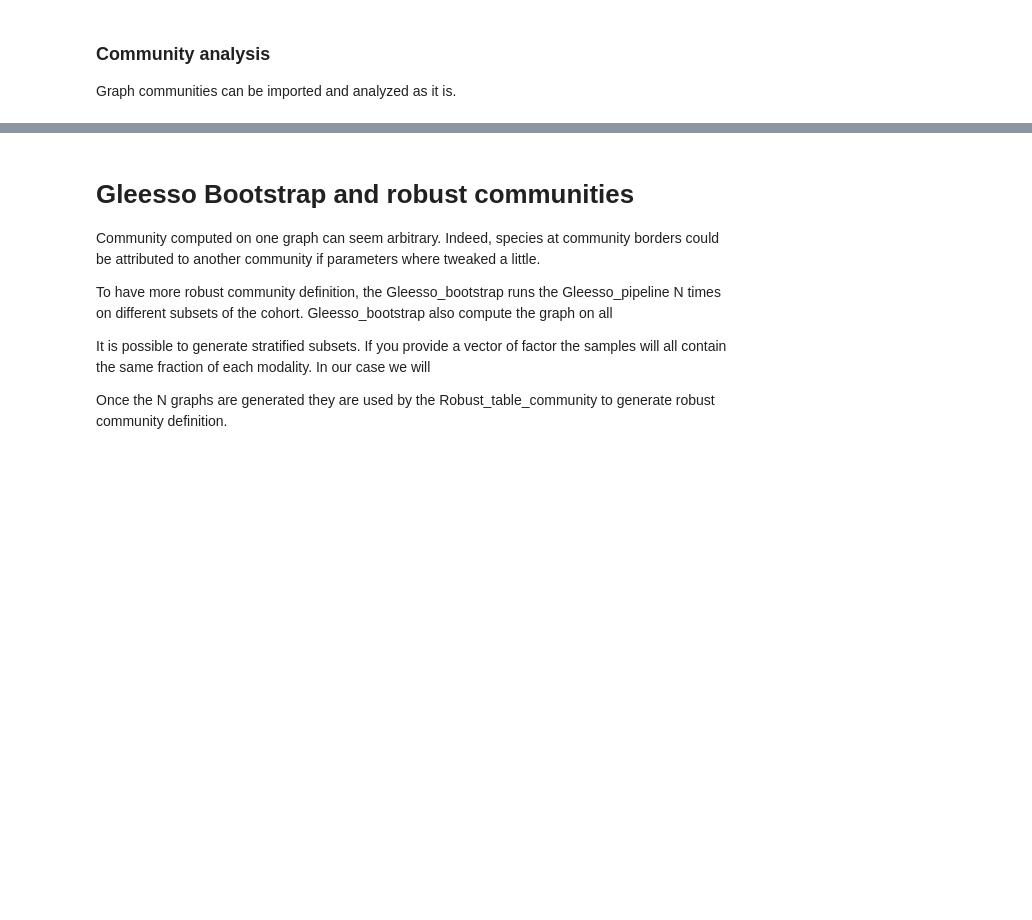
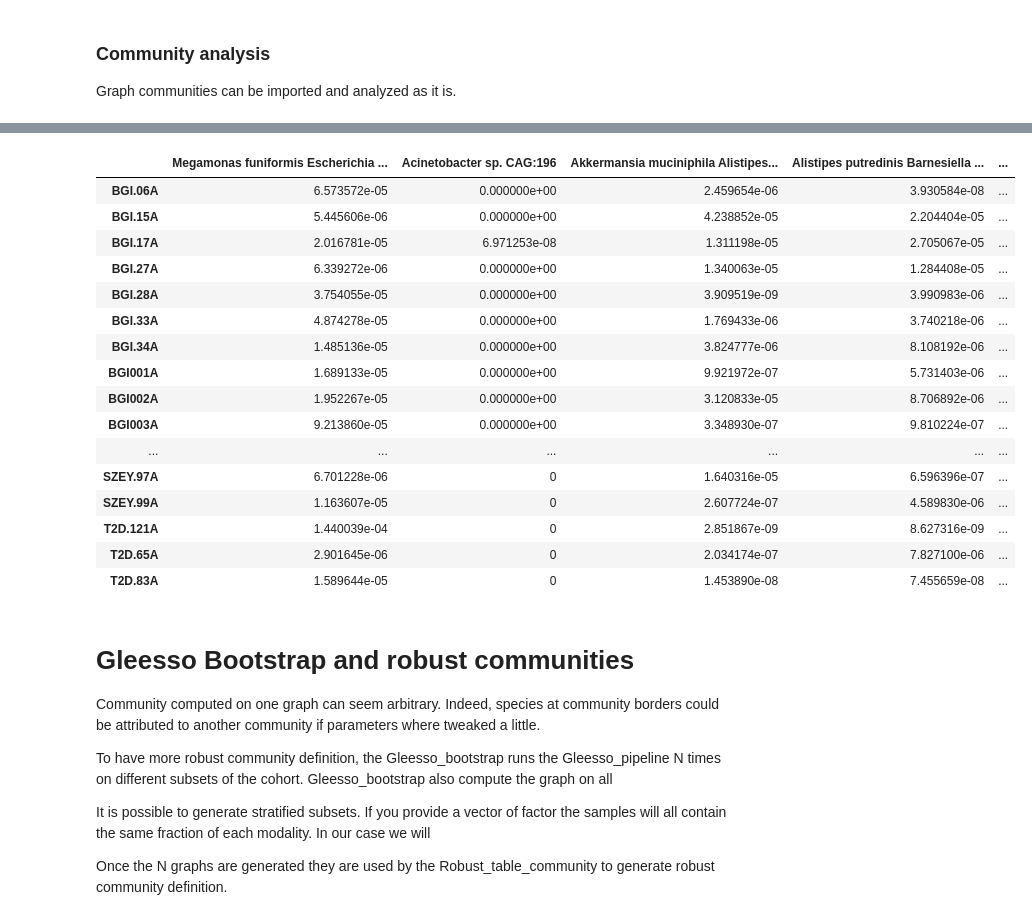
Before and after one commit to hjulienne/Gleesso_Pipeline, a Jupyter notebook: Gleesso_walkthrough/Gleesso_walkthrough.ipynb, the cells around one changed output, grey strips where cells are left out. Saved outputs shown, nothing was run; the diff lists cells and outputs as text; code cells hidden in the pictures; blank space fills up the shorter version.

```diff
--- a/Gleesso_walkthrough/Gleesso_walkthrough.ipynb
+++ b/Gleesso_walkthrough/Gleesso_walkthrough.ipynb
@@ -112,6 +114,26 @@ head(community_table)
 | BGI.15A | 5.4456064724069e-06 | 0 | 4.23885177612409e-05 | 2.20440411100356e-05 | ... |
 | BGI.17A | 2.0167810019046e-05 | 6.97125308206542e-08 | 1.31119760405398e-05 | 2.70506655482457e-05 | ... |
 | BGI.27A | 6.33927171599222e-06 | 0 | 1.34006251367422e-05 | 1.28440806459175e-05 | ... |
+# %%
+extract_community_abundance_table(community_table)
+# %% [output]
+|  | Megamonas funiformis Escherichia ... | Acinetobacter sp. CAG:196 | Akkermansia muciniphila Alistipes... | Alistipes putredinis Barnesiella ... | ... |
+| BGI.06A | 6.573572e-05 | 0.000000e+00 | 2.459654e-06 | 3.930584e-08 | ... |
+| BGI.15A | 5.445606e-06 | 0.000000e+00 | 4.238852e-05 | 2.204404e-05 | ... |
+| BGI.17A | 2.016781e-05 | 6.971253e-08 | 1.311198e-05 | 2.705067e-05 | ... |
+| BGI.27A | 6.339272e-06 | 0.000000e+00 | 1.340063e-05 | 1.284408e-05 | ... |
+| BGI.28A | 3.754055e-05 | 0.000000e+00 | 3.909519e-09 | 3.990983e-06 | ... |
+| BGI.33A | 4.874278e-05 | 0.000000e+00 | 1.769433e-06 | 3.740218e-06 | ... |
+| BGI.34A | 1.485136e-05 | 0.000000e+00 | 3.824777e-06 | 8.108192e-06 | ... |
+| BGI001A | 1.689133e-05 | 0.000000e+00 | 9.921972e-07 | 5.731403e-06 | ... |
+| BGI002A | 1.952267e-05 | 0.000000e+00 | 3.120833e-05 | 8.706892e-06 | ... |
+| BGI003A | 9.213860e-05 | 0.000000e+00 | 3.348930e-07 | 9.810224e-07 | ... |
+| ... | ... | ... | ... | ... | ... |
+| SZEY.97A | 6.701228e-06 | 0 | 1.640316e-05 | 6.596396e-07 | ... |
+| SZEY.99A | 1.163607e-05 | 0 | 2.607724e-07 | 4.589830e-06 | ... |
+| T2D.121A | 1.440039e-04 | 0 | 2.851867e-09 | 8.627316e-09 | ... |
+| T2D.65A | 2.901645e-06 | 0 | 2.034174e-07 | 7.827100e-06 | ... |
+| T2D.83A | 1.589644e-05 | 0 | 1.453890e-08 | 7.455659e-08 | ... |
 # %% [markdown]
 # Gleesso Bootstrap and robust communities
 
```
Also changed, not shown: parts of 7 cells of this notebook, 3 other files.
